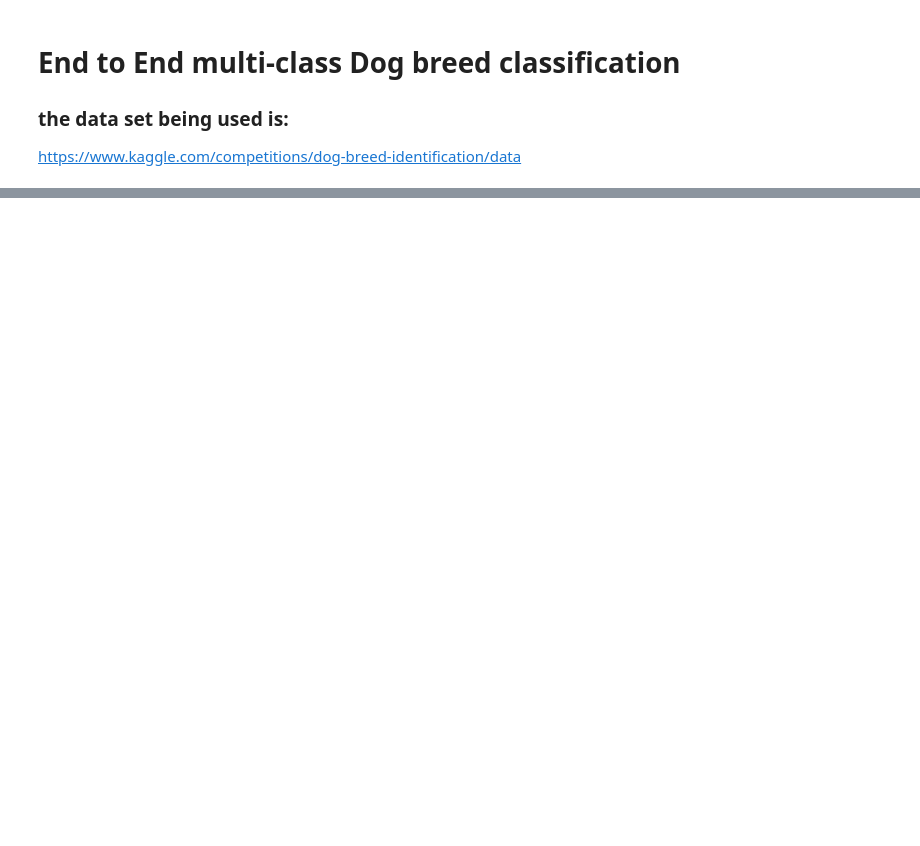
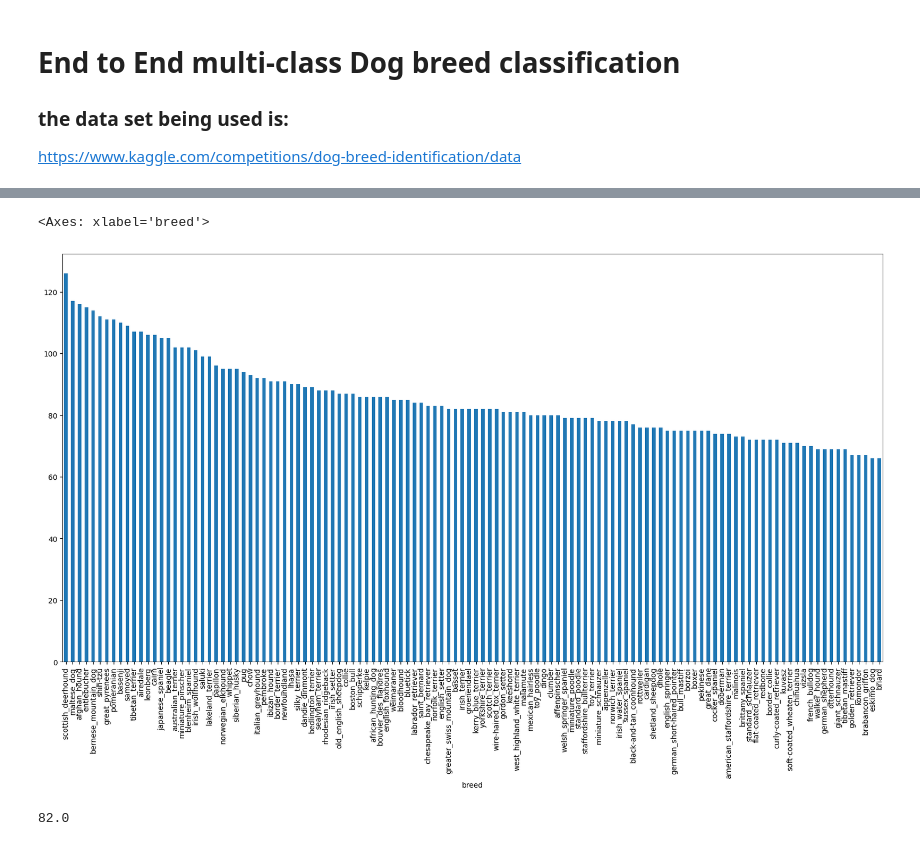
Before and after one commit to rezaazimibar/MachineLearning-projects-playground, a Jupyter notebook: RegularProjects/dog_breed-classification/dog_breed_prediction.ipynb, the cells around one changed output, grey strips where cells are left out. Drawn from its saved outputs; the diff is of its cells as text; code cells hidden in the pictures; blank space fills up the shorter version.

Commit message:
dog breed classification: data preprocessing

```diff
--- a/RegularProjects/dog_breed-classification/dog_breed_prediction.ipynb
+++ b/RegularProjects/dog_breed-classification/dog_breed_prediction.ipynb
@@ -28,0 +24,5 @@ import matplotlib.pyplot as plt
+# %%
+import pandas as pd
+labels_csv = pd.read_csv("drive/MyDrive/dog_vision/labels.csv")
+print(labels_csv.describe())
+print(labels_csv.head())
@@ -28,0 +41,10 @@ import matplotlib.pyplot as plt
+# %%
+# How many images are there of each breed?
+labels_csv['breed'].value_counts().plot.bar(figsize=(20, 10))
+# %% [output]
+<Axes: xlabel='breed'>
+[figure, added]
+# %%
+labels_csv['breed'].value_counts().median()
+# %% [output]
+82.0
```
Also changed, not shown: parts of 15 cells of this notebook.
